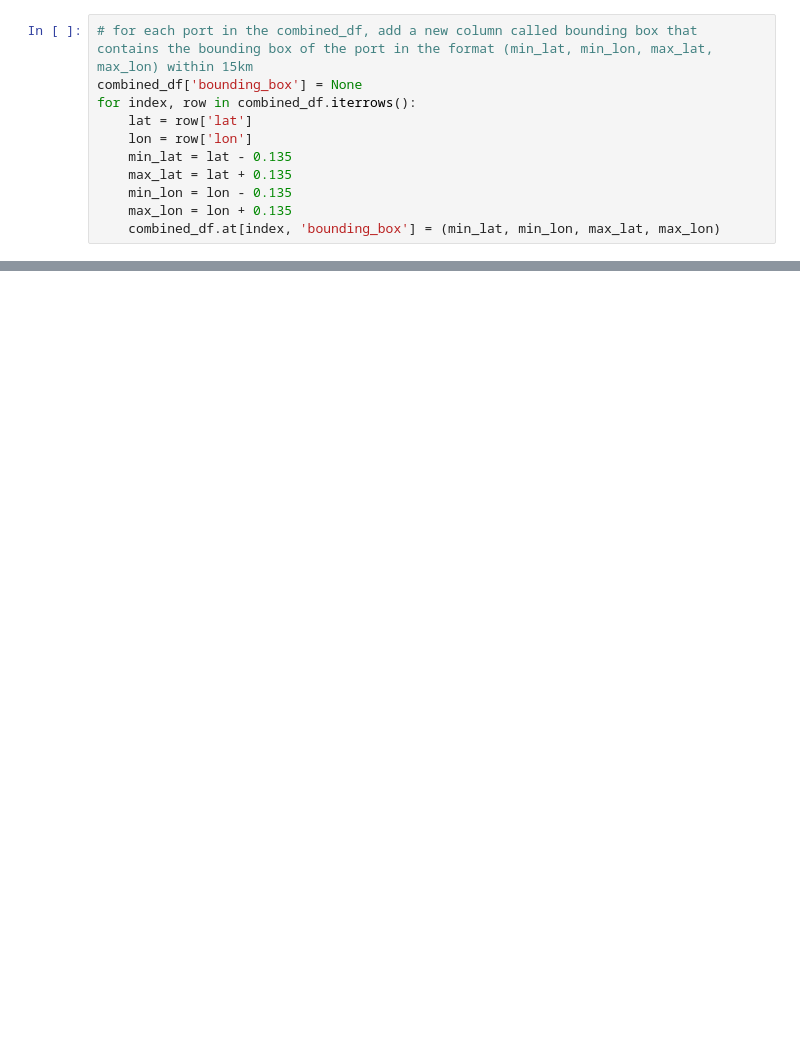
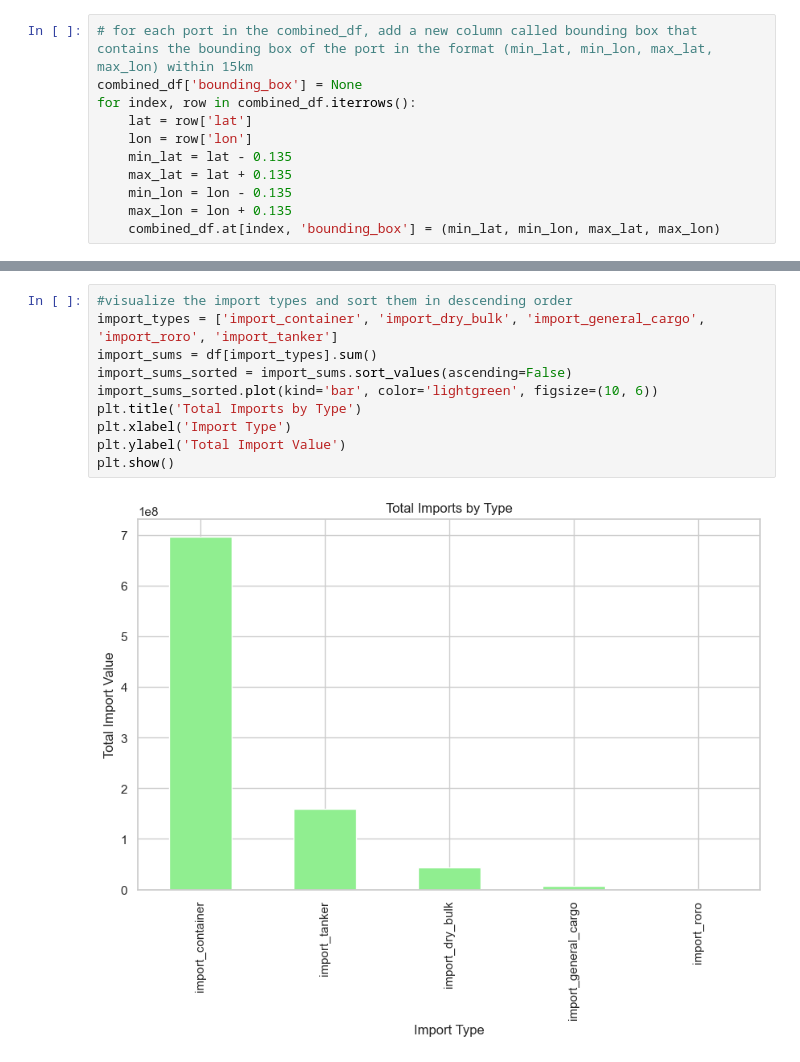
Before and after one commit to FranklineMisango/Portscope, a Jupyter notebook: ship_value_analysis.ipynb, the cells around one changed output, grey strips where cells are left out. Drawn from its saved outputs; the diff is of its cells as text; blank space fills up the shorter version.

```diff
--- a/ship_value_analysis.ipynb
+++ b/ship_value_analysis.ipynb
@@ -302,0 +348,12 @@ else:
+# %%
+#visualize the import types and sort them in descending order
+import_types = ['import_container', 'import_dry_bulk', 'import_general_cargo', 'import_roro', 'import_tanker']
+import_sums = df[import_types].sum()
+import_sums_sorted = import_sums.sort_values(ascending=False)
+import_sums_sorted.plot(kind='bar', color='lightgreen', figsize=(10, 6))
+plt.title('Total Imports by Type')
+plt.xlabel('Import Type')
+plt.ylabel('Total Import Value')
+plt.show()
+# %% [output]
+[figure, added]
```
Also changed, not shown: parts of 18 cells of this notebook.
